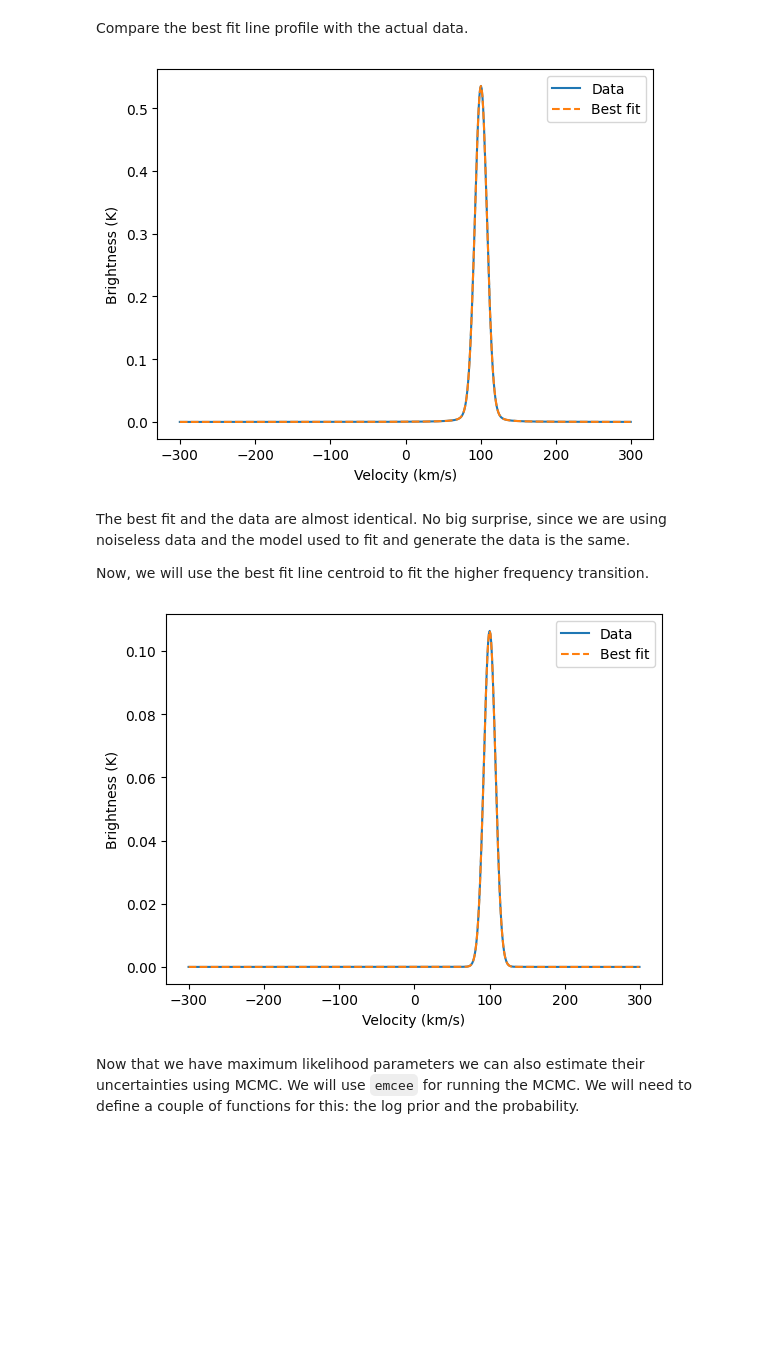
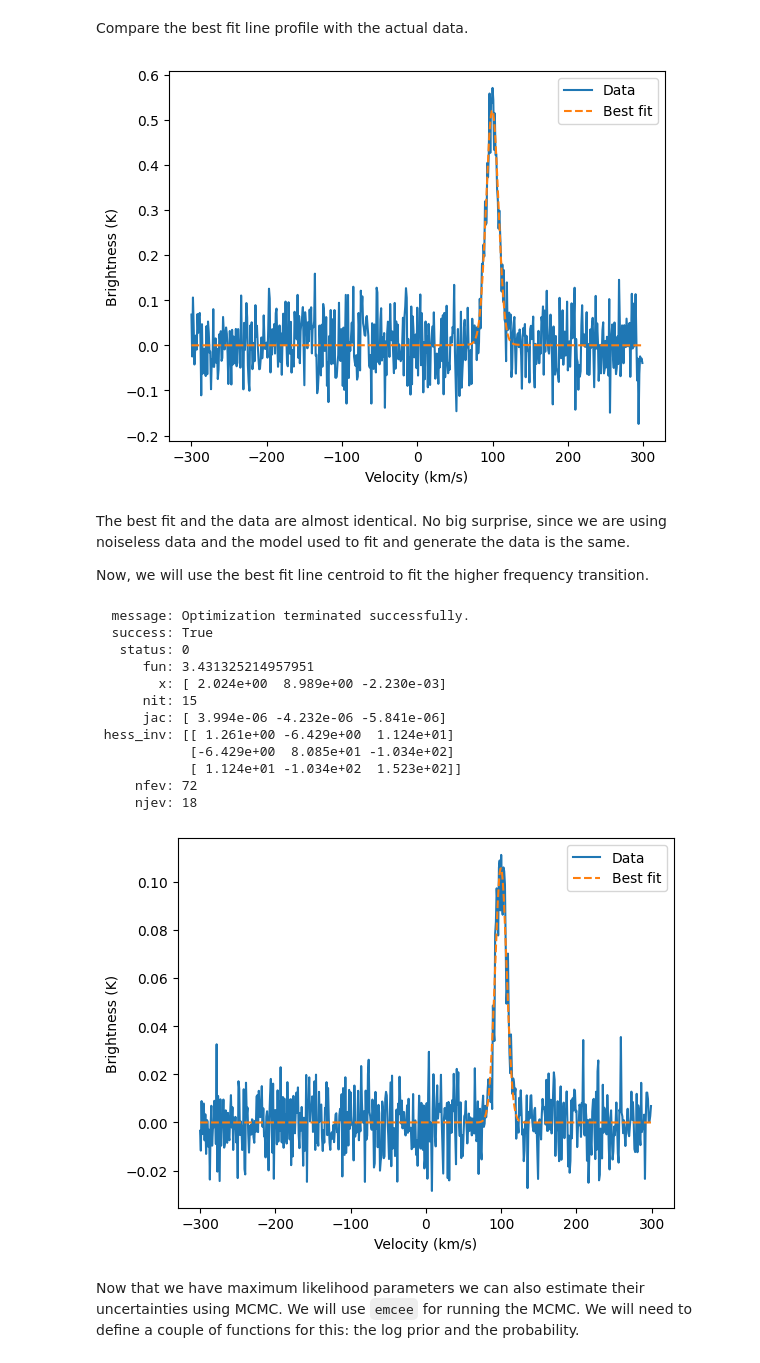
Before and after one commit to astrofle/RRLpy, a Jupyter notebook: examples/fit_lines.ipynb, the cells around one changed output. Saved outputs shown, nothing was run; the diff lists cells and outputs as text; code cells hidden in the pictures; blank space fills up the shorter version.

Commit message:
Updates comments and plots

```diff
--- a/examples/fit_lines.ipynb
+++ b/examples/fit_lines.ipynb
@@ -60,6 +60,12 @@ layer = layers.Layer(3*u.cm**-3, 7000*u.K, 220*u.pc, 1*u.km/u.s,
 # Compute the line emission from the layer.
 # We will use this as our "observed" data, or mock data.
 layer.compute()
+
+# Add noise so the S/N is ~10.
+for i,n in enumerate(rrls.qn):
+    peak = layer.tl_x[i].max().to("K").value
+    rms = 0.1*peak
+    layer.tl_x[i] += np.random.normal(0, rms, size=layer.tl_x[i].shape) * u.K
 # %% [markdown]
 The above cell generated our spectra. Lets look at it.
 # %%
@@ -164,25 +170,38 @@ plt.legend()
 plt.xlabel("Velocity (km/s)")
 plt.ylabel("Brightness (K)");
 # %% [output]
-[figure, old version]
+[figure, new version]
 # %% [markdown]
 The best fit and the data are almost identical. No big surprise, since we are using noiseless data and the model used to fit and generate the data is the same.
 
 Now, we will use the best fit line centroid to fit the higher frequency transition.
 # %%
 v_cen_260 = soln.x[-1] # Use the line centroid from the lower frequency fit.
-pos = soln.x[:-1]
-sol_180 = minimize(nll, pos, args=(velo, spec_180, 1., v_cen_260))
+pos = [soln.x[0]*0.17, soln.x[1], 1]
+sol_180 = minimize(nll, pos, args=(velo, spec_180, 0.1, v_cen_260))
+print(sol_180) # Notice that gamma is negative.
 
 # Plot the solution and the data.
 plt.figure()
 plt.plot(velo, spec_180, label="Data")
-plt.plot(velo, model(sol_180.x, velo, v_cen=v_cen_260), label="Best fit", ls="--")
+plt.plot(velo, model(abs(sol_180.x), velo, v_cen=v_cen_260), label="Best fit", ls="--")
 plt.legend()
 plt.xlabel("Velocity (km/s)")
 plt.ylabel("Brightness (K)");
 # %% [output]
+  message: Optimization terminated successfully.
+  success: True
+   status: 0
+      fun: 3.431325214957951
+        x: [ 2.024e+00  8.989e+00 -2.230e-03]
+      nit: 15
+      jac: [ 3.994e-06 -4.232e-06 -5.841e-06]
+ hess_inv: [[ 1.261e+00 -6.429e+00  1.124e+01]
+            [-6.429e+00  8.085e+01 -1.034e+02]
+            [ 1.124e+01 -1.034e+02  1.523e+02]]
+     nfev: 72
+     njev: 18
-[figure, old version]
+[figure, new version]
 # %% [markdown]
 Now that we have maximum likelihood parameters we can also estimate their uncertainties using MCMC. We will use `emcee` for running the MCMC. We will need to define a couple of functions for this: the log prior and the probability.
 # %%
```
Also changed, not shown: parts of 10 cells of this notebook.
